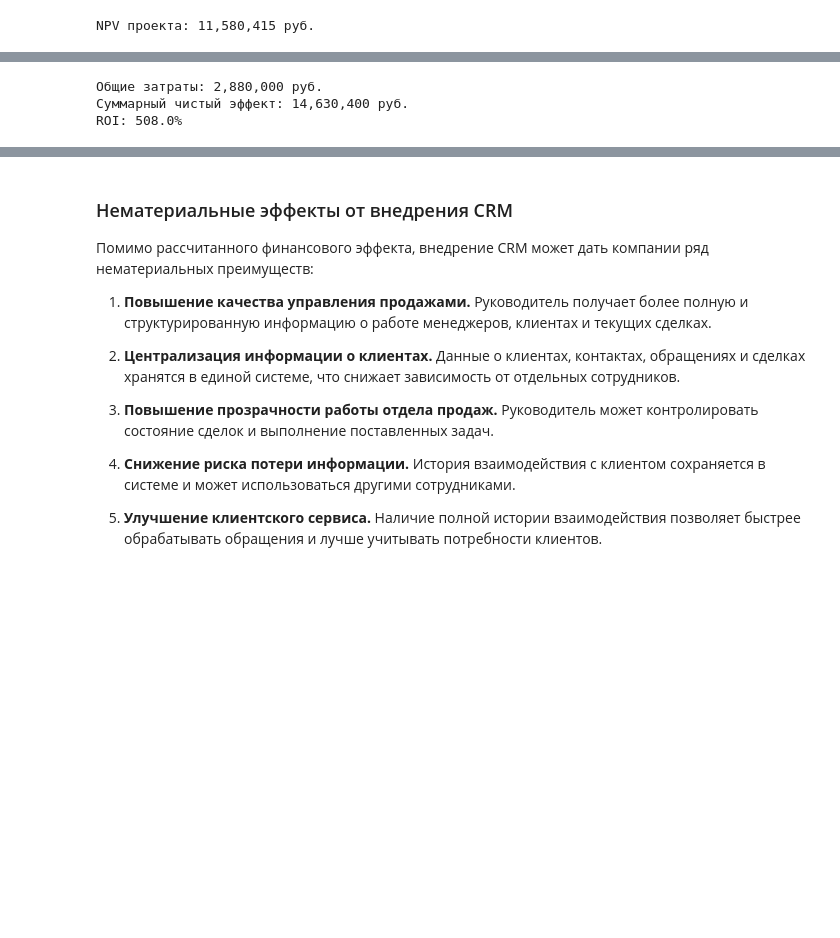
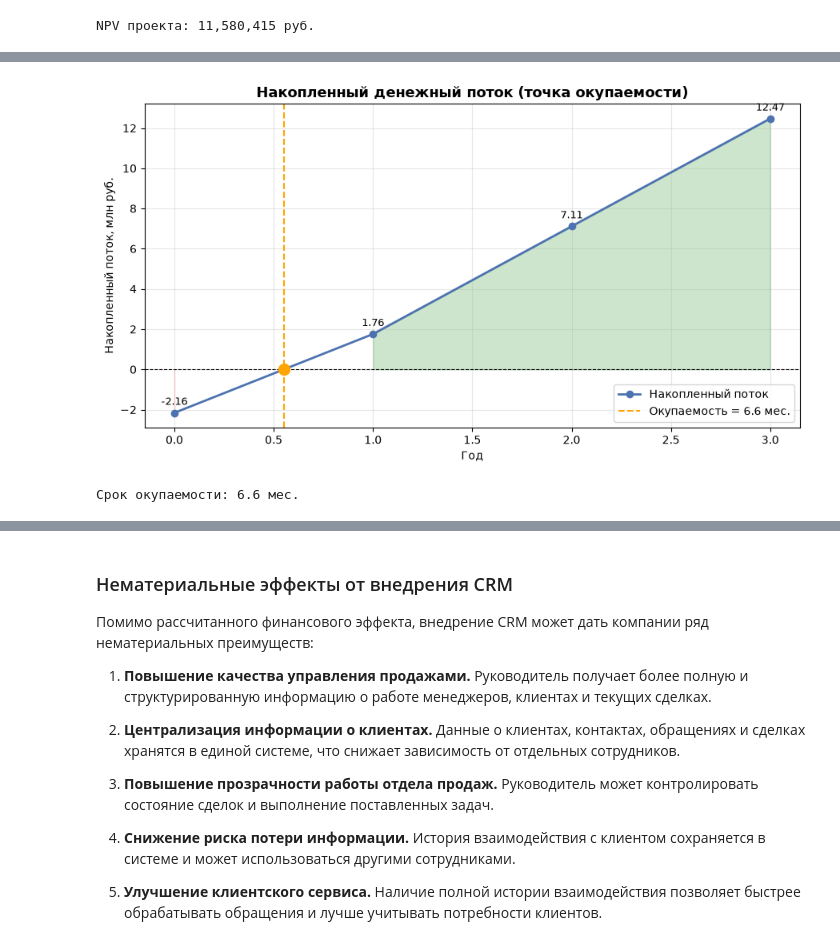
Before and after one commit to archipristessa/economy-of-informatization-exam, a Jupyter notebook: task_02_crm_effect.ipynb, the cells around one changed output, grey strips where cells are left out. Cells and saved outputs as stored; diff of their text form; code cells hidden in the pictures; blank space fills up the shorter version.

```diff
--- a/task_02_crm_effect.ipynb
+++ b/task_02_crm_effect.ipynb
@@ -695,18 +716,51 @@ $$
-# %%
-# Общие затраты за весь период:
-# CRM за 3 года + обучение и адаптация
-total_costs = crm_cost_total + training_loss
-
-# Суммарный чистый финансовый эффект за 3 года
-total_net_cash_flow = sum(net_cash_flows)
-
-# Расчёт ROI
-roi = (total_net_cash_flow / total_costs) * 100
-
-print(f"Общие затраты: {total_costs:,.0f} руб.")
-print(f"Суммарный чистый эффект: {total_net_cash_flow:,.0f} руб.")
-print(f"ROI: {roi:.1f}%")
-# %% [output]
-Общие затраты: 2,880,000 руб.
-Суммарный чистый эффект: 14,630,400 руб.
-ROI: 508.0%
+# %%
+import numpy as np
+import matplotlib.pyplot as plt
+
+initial_costs = training_loss + crm_cost_year   # 2 160 000
+annual_net_effect = net_cash_flows[0]           # 3 916 800
+payback_years = initial_costs / annual_net_effect   # ≈ 0,551
+payback_months = payback_years * 12                 # ≈ 6,6
+
+# Накопленный поток
+cumulative_flow = [-initial_costs]
+for cf in net_cash_flows:
+    cumulative_flow.append(cumulative_flow[-1] + cf)
+
+time_points = [0, 1, 2, 3]
+cum_m = np.array(cumulative_flow) / 1e6
+
+fig, ax = plt.subplots(figsize=(9, 5))
+ax.plot(time_points, cum_m, marker="o", linewidth=2, color="#4C72B0",
+        label="Накопленный поток")
+ax.axhline(0, color="black", linewidth=0.8, linestyle="--")
+
+# Зоны прибыли/убытка
+ax.fill_between(time_points, 0, cum_m, where=(cum_m >= 0),
+                alpha=0.2, color="green")
+ax.fill_between(time_points, 0, cum_m, where=(cum_m < 0),
+                alpha=0.2, color="red")
+
+# Точка окупаемости — вертикальная линия и подпись
+ax.axvline(payback_years, color="orange", linestyle="--",
+           label=f"Окупаемость = {payback_months:.1f} мес.")
+ax.plot(payback_years, 0, marker="o", markersize=10,
+        color="orange", zorder=5)
+
+# Подписи значений над точками
+for t, v in zip(time_points, cum_m):
+    ax.text(t, v + 0.4, f"{v:.2f}", ha="center", fontsize=9)
+
+ax.set_xlabel("Год")
+ax.set_ylabel("Накопленный поток, млн руб.")
+ax.set_title("Накопленный денежный поток (точка окупаемости)",
+             fontsize=13, weight="bold")
+ax.legend()
+ax.grid(alpha=0.3)
+plt.tight_layout()
+plt.show()
+
+print(f"Срок окупаемости: {payback_months:.1f} мес.")
+# %% [output]
+[figure, added]
+Срок окупаемости: 6.6 мес.
```
Also changed, not shown: parts of 13 cells of this notebook.
